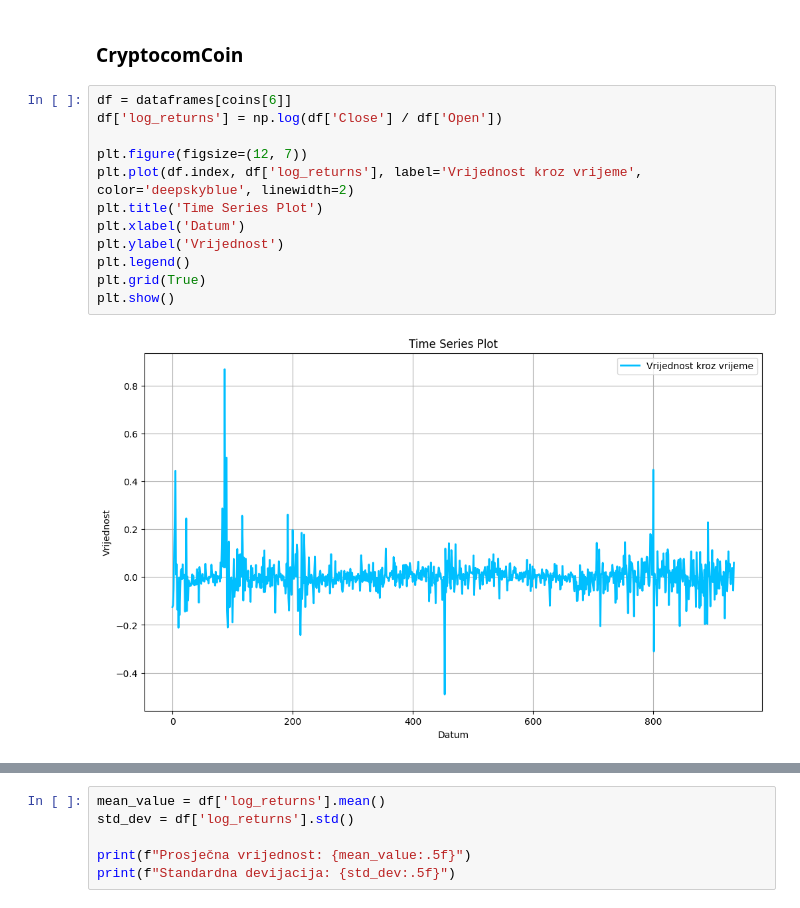
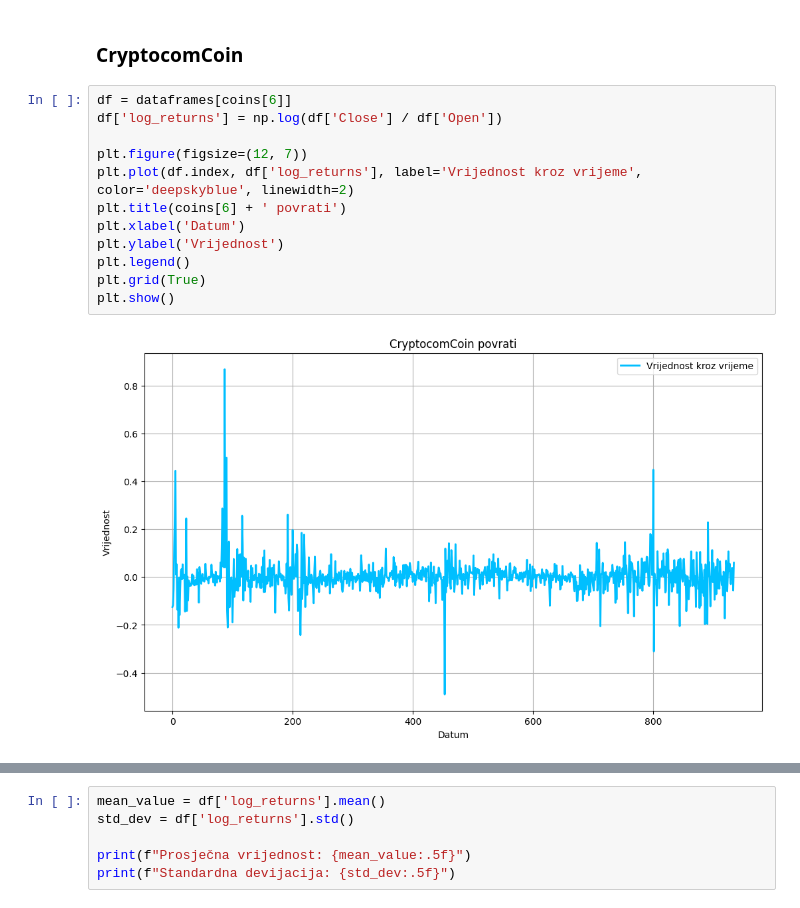
Before and after one commit to IvanDzanija/PortfolioSimulator, a Jupyter notebook: QuantifyRisk/notebooks/Analysis.ipynb, the cells around one changed output, grey strips where cells are left out. Saved outputs shown, nothing was run; the diff lists cells and outputs as text.

```diff
--- a/QuantifyRisk/notebooks/Analysis.ipynb
+++ b/QuantifyRisk/notebooks/Analysis.ipynb
@@ -210,14 +276,14 @@ Standardna devijacija: 0.07374
 # %%
 df = dataframes[coins[6]]
 df['log_returns'] = np.log(df['Close'] / df['Open'])
 
 plt.figure(figsize=(12, 7))
 plt.plot(df.index, df['log_returns'], label='Vrijednost kroz vrijeme', color='deepskyblue', linewidth=2)
-plt.title('Time Series Plot')
+plt.title(coins[6] + ' povrati')
 plt.xlabel('Datum')
 plt.ylabel('Vrijednost')
 plt.legend()
 plt.grid(True)
 plt.show()
 # %% [output]
-[figure, old version]
+[figure, new version]
```
Also changed, not shown: parts of 71 cells of this notebook.
